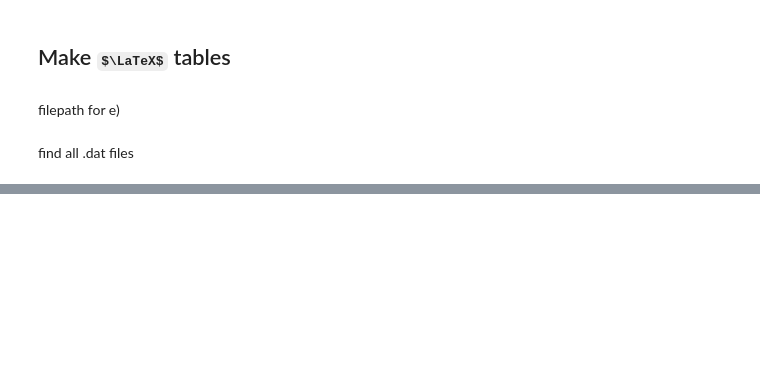
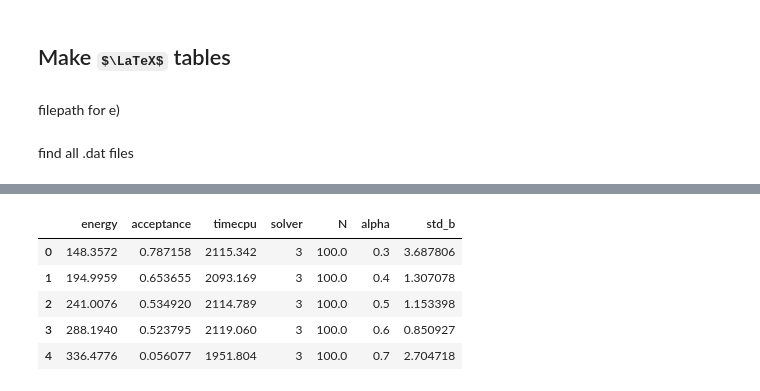
Before and after one commit to fridafu/FYS4411, a Jupyter notebook: results/e).ipynb, the cells around one changed output, grey strips where cells are left out. Cells and saved outputs as stored; diff of their text form; code cells hidden in the pictures; some formulas as TeX source; blank space fills up the shorter version.

```diff
--- a/results/e).ipynb
+++ b/results/e).ipynb
@@ -188,0 +328,3 @@ for k in range(len(files)):
+# %%
+N100E = filesE[3]
+N100mf = filesm[3]
@@ -188,0 +381,2 @@ for k in range(len(files)):
+# %%
+N100m, E100 = read_E_alpha(N100mf,N100E,100)
@@ -188,0 +418,11 @@ for k in range(len(files)):
+# %%
+N100m = add_block_alpha(N100m,E100)
+# %%
+N100m
+# %% [output]
+|  | energy | acceptance | timecpu | solver | N | alpha | std_b |
+| 0 | 148.3572 | 0.787158 | 2115.342 | 3 | 100.0 | 0.3 | 3.687806 |
+| 1 | 194.9959 | 0.653655 | 2093.169 | 3 | 100.0 | 0.4 | 1.307078 |
+| 2 | 241.0076 | 0.534920 | 2114.789 | 3 | 100.0 | 0.5 | 1.153398 |
+| 3 | 288.1940 | 0.523795 | 2119.060 | 3 | 100.0 | 0.6 | 0.850927 |
+| 4 | 336.4776 | 0.056077 | 1951.804 | 3 | 100.0 | 0.7 | 2.704718 |
```
Also changed, not shown: parts of 61 cells of this notebook, 9 other files.
